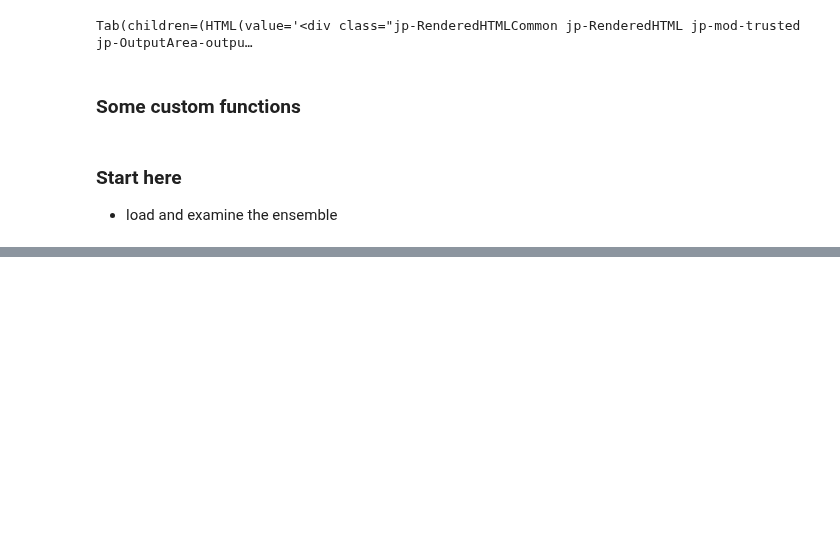
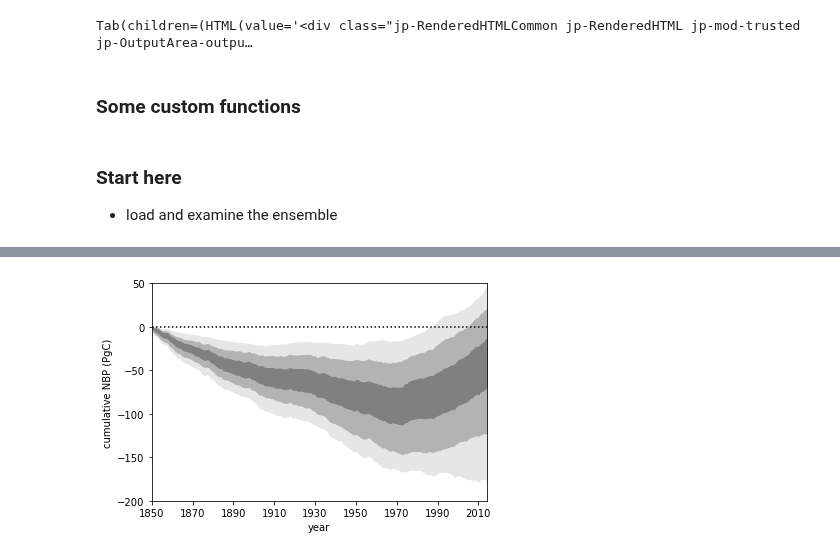
Before and after one commit to djk2120/CLM5PPE, a Jupyter notebook: pyth/lhc.ipynb, the cells around one changed output, grey strips where cells are left out. Saved outputs shown, nothing was run; the diff lists cells and outputs as text; code cells hidden in the pictures; blank space fills up the shorter version.

```diff
--- a/pyth/lhc.ipynb
+++ b/pyth/lhc.ipynb
@@ -146,14 +137,12 @@ def gmean(da,la,cf=1):
     #global mean
     xg=cf/la.sum()*(la*da).sum(dim='gridcell').compute()
     return xg
-# %%
-def amean(da,cf=1):
-    #annual mean
-    ny = len(np.unique(da['time.year']))
-    m  = month_wts(ny)
-
-    xa = cf/365/ny*(m*da).sum(dim='time').compute()
-    return xa
+# %%
+def amean(da,cf=1):
+    #annual mean
+    m  = da['time.daysinmonth']
+    xa = cf/365*(m*da).groupby('time.year').sum().compute()
+    return xa
 # %% [markdown]
 ### Start here
  - load and examine the ensemble
@@ -196,0 +199,26 @@ plt.ylabel(v);
+# %%
+dvs = ['NBP','GPP']
+ds = get_ds(dvs,'h0',dropdef=False)
+# %%
+cf  = 1e-9*365*24*60*60*ds.la.sum()
+nbp = cf*amean(gmean(ds['NBP'],ds.la)).cumsum(dim='year')
+# %%
+
+t=1850+np.arange(165)
+
+qs=[1,5,25]
+cs=[0.9,0.7,0.5]
+for q,c in zip(qs,cs):
+    q1 = nbp.quantile(q/100,dim='ens')
+    q2 = nbp.quantile(1-q/100,dim='ens')
+    plt.fill_between(t,q1,q2,color=c*np.ones(3),label=q)
+plt.xlim([1850,2014])
+plt.ylim([-200,50])
+
+plt.plot(t,np.zeros(165),'k:')
+plt.xlabel('year')
+plt.xticks(1850+20*np.arange(9))
+plt.ylabel('cumulative NBP (PgC)')
+plt.savefig('lhc_nbp.png',dpi=500)
+# %% [output]
+[figure, added]
```
Also changed, not shown: parts of 17 cells of this notebook.
